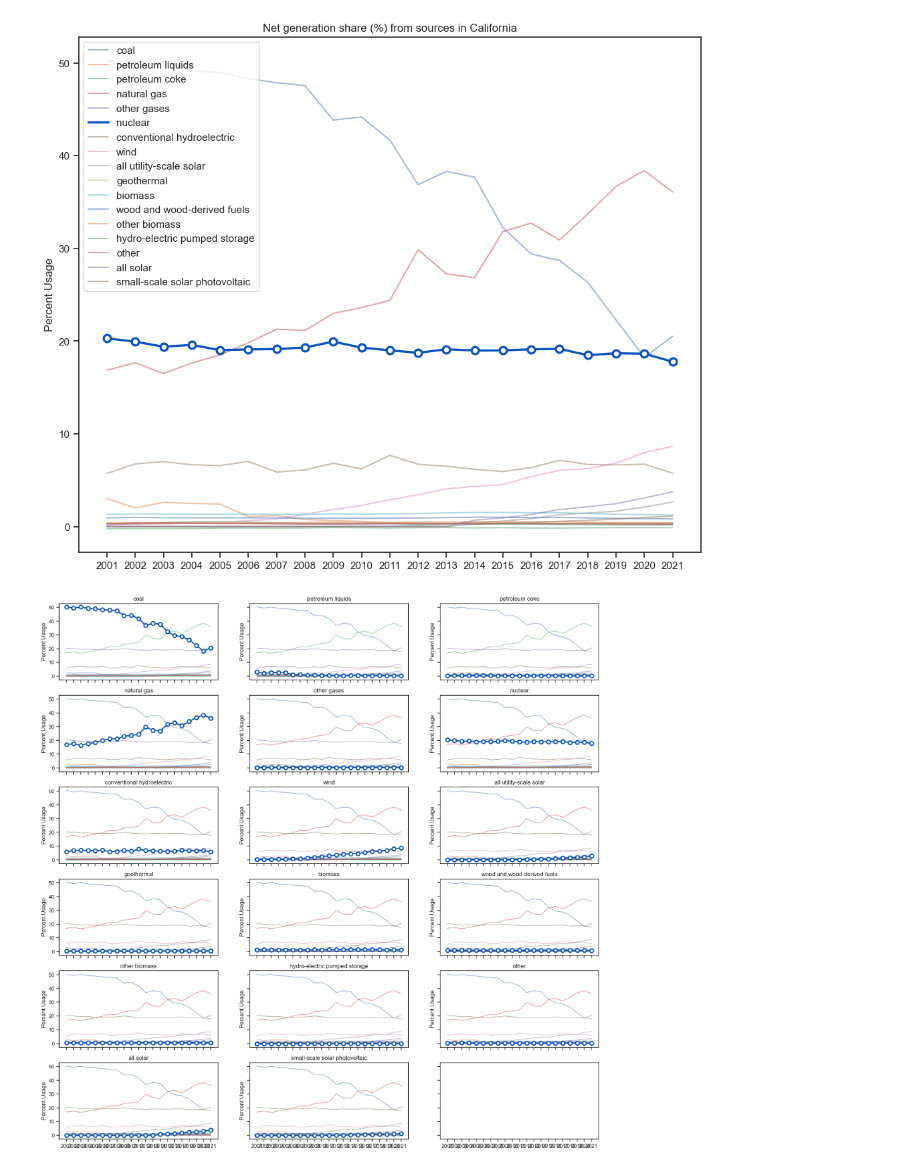
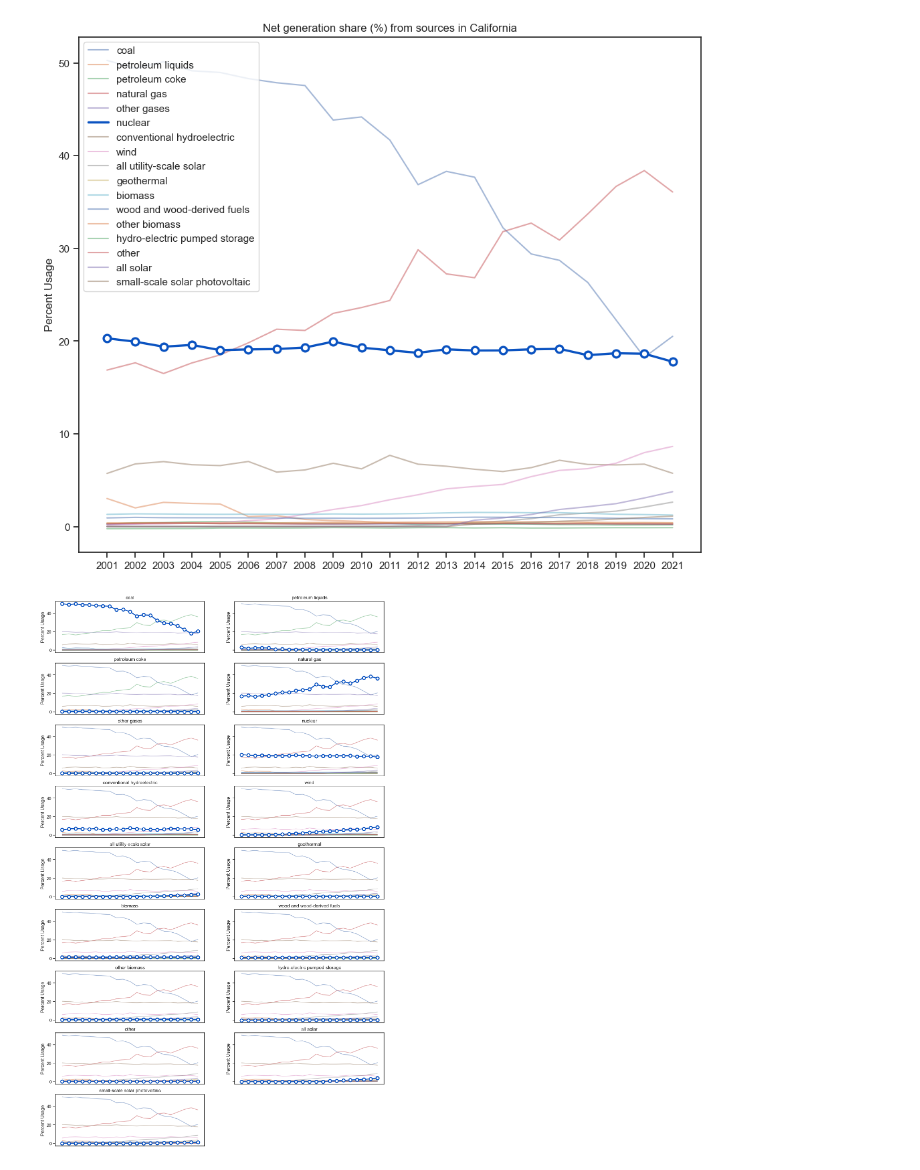
Before and after one commit to AlexandreSeb97/CIV190-Fall22-FinalProject, a Jupyter notebook: analysis_notebook.ipynb, the cells around one changed output. Cells and saved outputs as stored; diff of their text form; code cells hidden in the pictures.

Commit message:
Update visualizations

```diff
--- a/analysis_notebook.ipynb
+++ b/analysis_notebook.ipynb
@@ -280,13 +326,14 @@ def plot_source(source, data, annotate, ax):
             # Pass the first and last values to the add_label function
         else:
             ax.plot(x, y, lw=1.5, alpha=0.5)
-    ax.set_xticks(np.arange(2001, 2022, 5))
     ax.set_ylabel('Percent Usage')
     ax.set_title(source);
 # %%
-fig, axes = plt.subplots(6,3, sharex=True, sharey=True, figsize=(20,20))
+fig, axes = plt.subplots(9,2, sharex=True, sharey=True, figsize=(15,25))
 for idx, (ax, source) in enumerate(zip(axes.ravel(), sources)):
     annotate = idx == 0
     plot_source(source, percgen, annotate, ax)
+    ax.get_xaxis().set_visible(False)
+fig.delaxes(axes.flat[-1])
 # %% [output]
-[figure, old version]
+[figure, new version]
```
Also changed, not shown: parts of 12 cells of this notebook, 1 other file.
